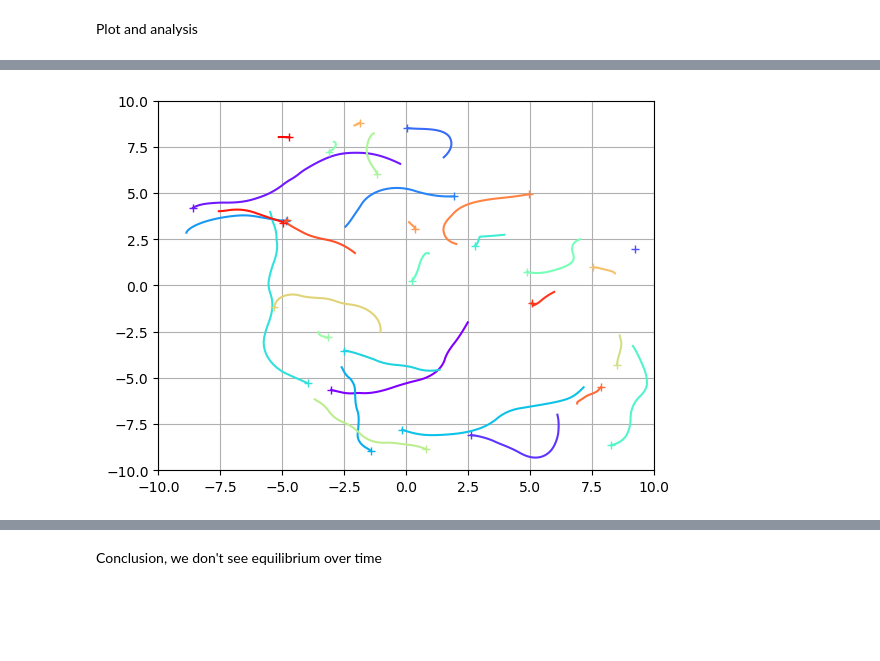
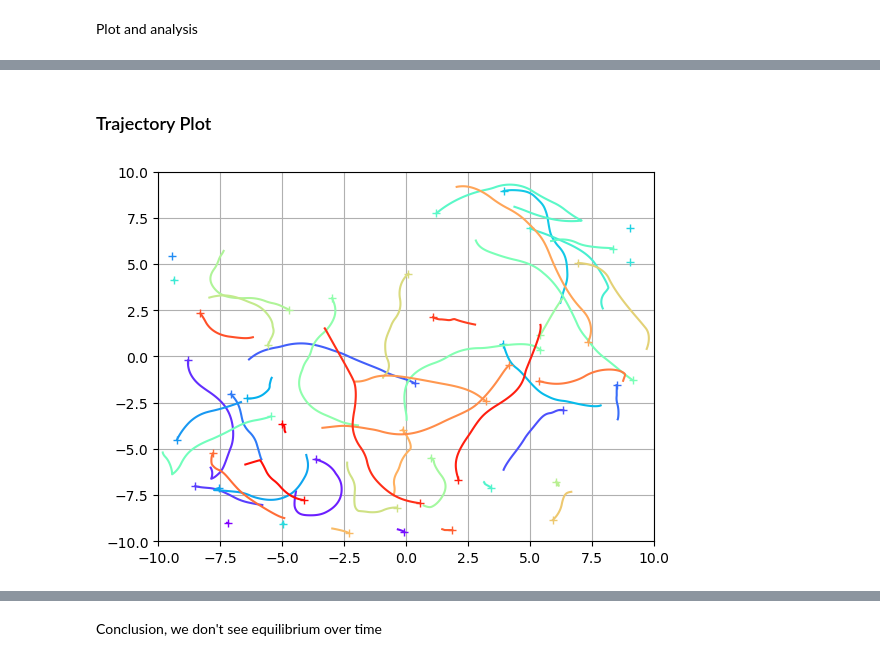
Before and after one commit to Bobomoto/PHYS250-Final-Project, a Jupyter notebook: Finalproject.ipynb, the cells around one changed output, grey strips where cells are left out. Saved outputs shown, nothing was run; the diff lists cells and outputs as text; code cells hidden in the pictures; blank space fills up the shorter version.

```diff
--- a/Finalproject.ipynb
+++ b/Finalproject.ipynb
@@ -374,7 +349,7 @@ def plot(coords, radorientations, viewrange = (-50,50), title = '', fishmarker =
 numiterations = 1000
 poolrange = 20 #poolrange/2 is the length of each side
 initcoordmax = 10 #essentially initial density
-numfish = 30
+numfish = 50
 inittime = 0
 positionarray = []
 speedarray = []
@@ -388,5 +363,5 @@ for i in np.arange(numiterations):
     speedarray.append(copy.deepcopy(motspeeds))
     positionarray.append(copy.deepcopy(pos))
 
-plot(pos, motorientations, viewrange = (-poolrange/2,poolrange/2), title = f't = {inittime}')
+plot(pos, motorientations, viewrange = (-poolrange/2,poolrange/2), title = f'N = {numfish}, t = {inittime:.1f}', save = True)
 # %% [output]
@@ -395,30 +370,33 @@ plot(pos, motorientations, viewrange = (-poolrange/2,poolrange/2), title = f't =
+# %% [markdown]
+### Trajectory Plot
 # %%
 #trajectory plot
 fig, ax = plt.subplots()
 
 plotmaxcoord = poolrange/2
-trajlength = 50
+trajlength = 100
 
 colors = cm.rainbow(np.linspace(0, 1, numfish))
 
 for n in np.arange(numfish):
     coordinates = []
     for i in np.arange(numiterations):
         coordinates.append(positionarray[i][n])
     fishcoordsx, fishcoordsy = zip(*coordinates)
 
     recent_x = fishcoordsx[-trajlength:]
     recent_y = fishcoordsy[-trajlength:]
 
     ax.plot(recent_x, recent_y, color=colors[n])
     ax.plot(recent_x[-1], recent_y[-1], marker='+', color=colors[n])
 
 ax.set_xlim(-plotmaxcoord,plotmaxcoord)
 ax.set_ylim(-plotmaxcoord,plotmaxcoord)
 ax.grid()
+plt.savefig('traj.png')
 plt.show()
 # %% [output]
-[figure, old version]
+[figure, new version]
 # %%
 #final velocity plot function
 def plotvel(coords, radorientations, speeds, viewrange = (-50,50), title = ''):
```
Also changed, not shown: parts of 35 cells of this notebook, 8 other files.
